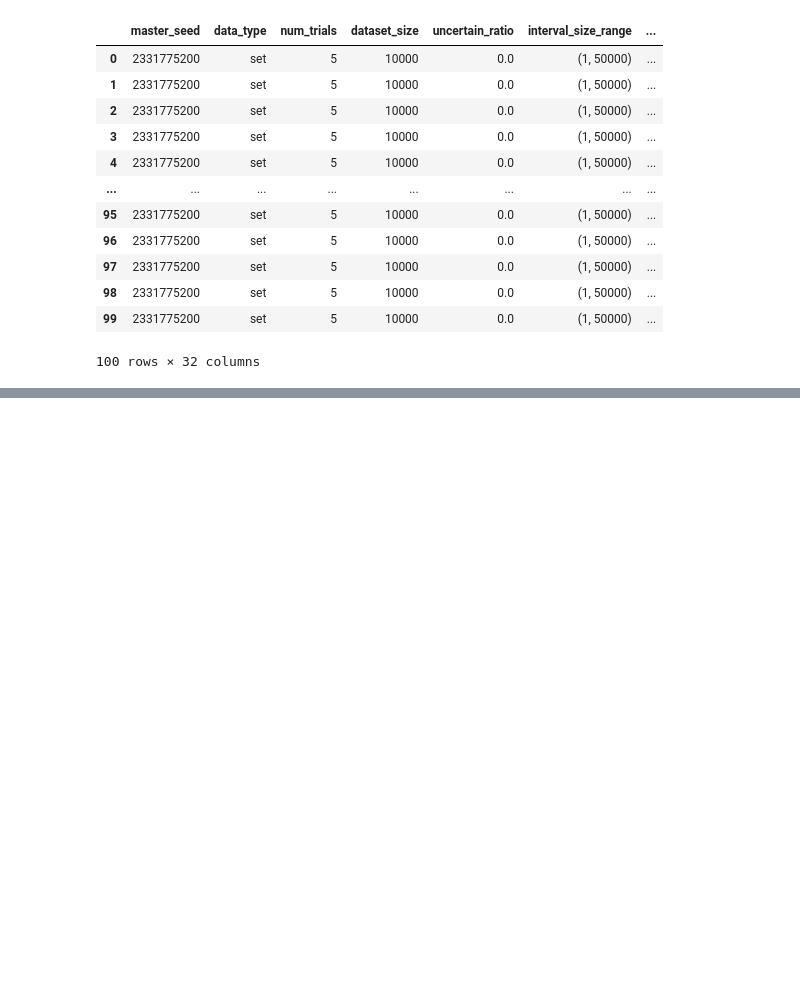
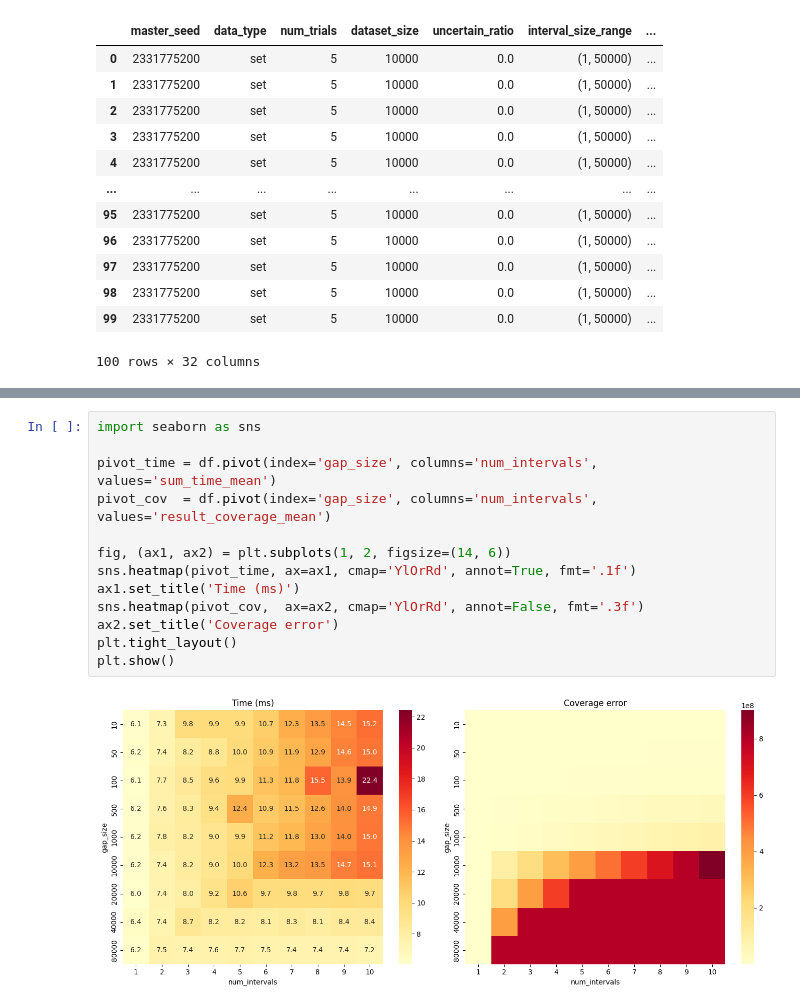
Before and after one commit to asxvi/uadb, a Jupyter notebook: experimentRunner/notebooks/CupAnalysis.ipynb, the cells around one changed output, grey strips where cells are left out. Drawn from its saved outputs; the diff is of its cells as text; blank space fills up the shorter version.

```diff
--- a/experimentRunner/notebooks/CupAnalysis.ipynb
+++ b/experimentRunner/notebooks/CupAnalysis.ipynb
@@ -234,0 +219,15 @@ plt.show()
+# %%
+import seaborn as sns
+
+pivot_time = df.pivot(index='gap_size', columns='num_intervals', values='sum_time_mean')
+pivot_cov  = df.pivot(index='gap_size', columns='num_intervals', values='result_coverage_mean')
+
+fig, (ax1, ax2) = plt.subplots(1, 2, figsize=(14, 6))
+sns.heatmap(pivot_time, ax=ax1, cmap='YlOrRd', annot=True, fmt='.1f')
+ax1.set_title('Time (ms)')
+sns.heatmap(pivot_cov,  ax=ax2, cmap='YlOrRd', annot=False, fmt='.3f')
+ax2.set_title('Coverage error')
+plt.tight_layout()
+plt.show()
+# %% [output]
+[figure, added]
```
Also changed, not shown: parts of 10 cells of this notebook, 7 other files.
